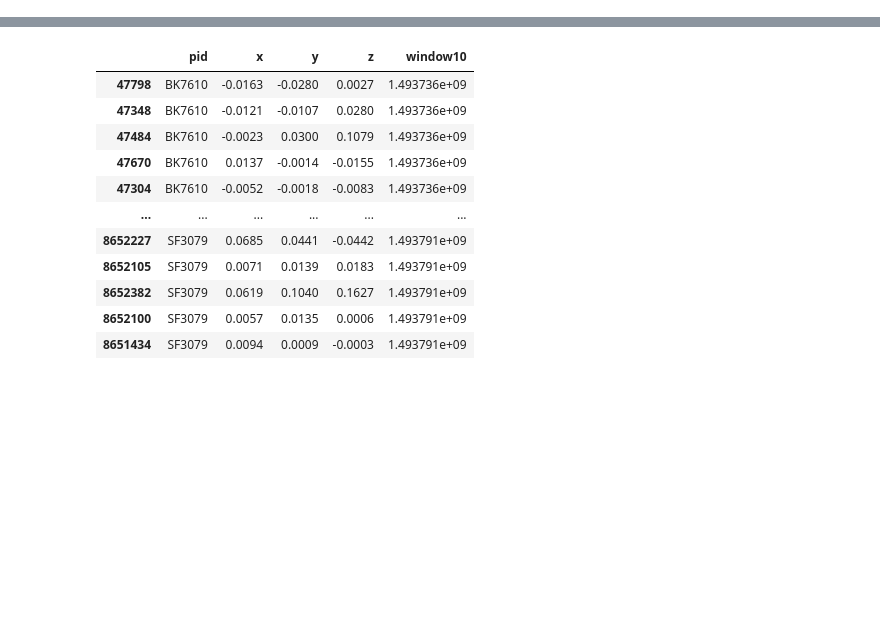
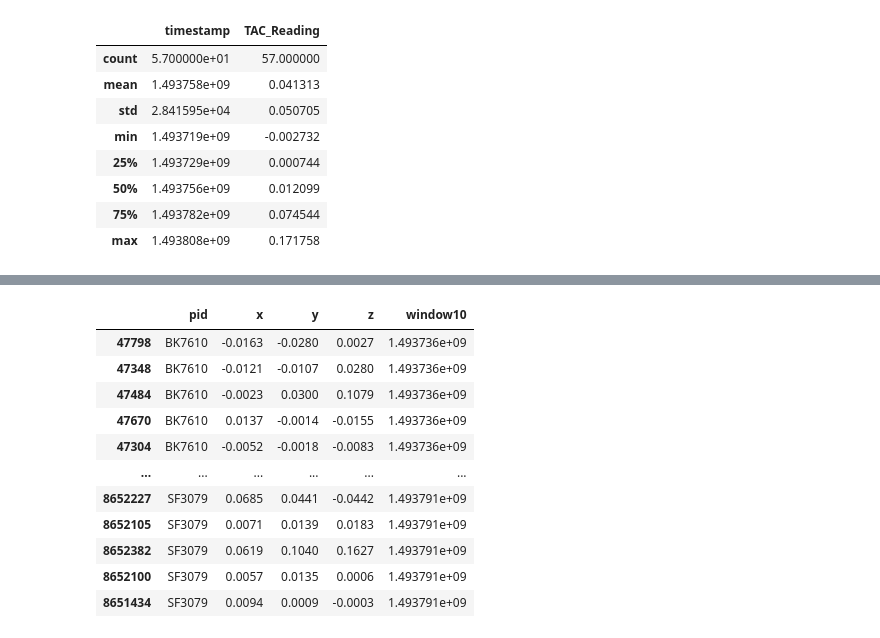
Before and after one commit to amrit10/detecting-drinking-episodes, a Jupyter notebook: code/cleaning_dl_n.ipynb, the cells around one changed output, grey strips where cells are left out. Cells and saved outputs as stored; diff of their text form; code cells hidden in the pictures; blank space fills up the shorter version.

```diff
--- a/code/cleaning_dl_n.ipynb
+++ b/code/cleaning_dl_n.ipynb
@@ -13,0 +30,15 @@ frame = pd.read_csv('../data/all_accelerometer_data_pids_13.csv')
+# %%
+
+# Read clean tac data for pid = BK7610
+clean_tac_data = pd.read_csv('../data/clean_tac/BK7610_clean_TAC.csv')
+clean_tac_data.describe()
+# %% [output]
+|  | timestamp | TAC_Reading |
+| count | 5.700000e+01 | 57.000000 |
+| mean | 1.493758e+09 | 0.041313 |
+| std | 2.841595e+04 | 0.050705 |
+| min | 1.493719e+09 | -0.002732 |
+| 25% | 1.493729e+09 | 0.000744 |
+| 50% | 1.493756e+09 | 0.012099 |
+| 75% | 1.493782e+09 | 0.074544 |
+| max | 1.493808e+09 | 0.171758 |
```
Also changed, not shown: parts of 19 cells of this notebook, 2 other files.
